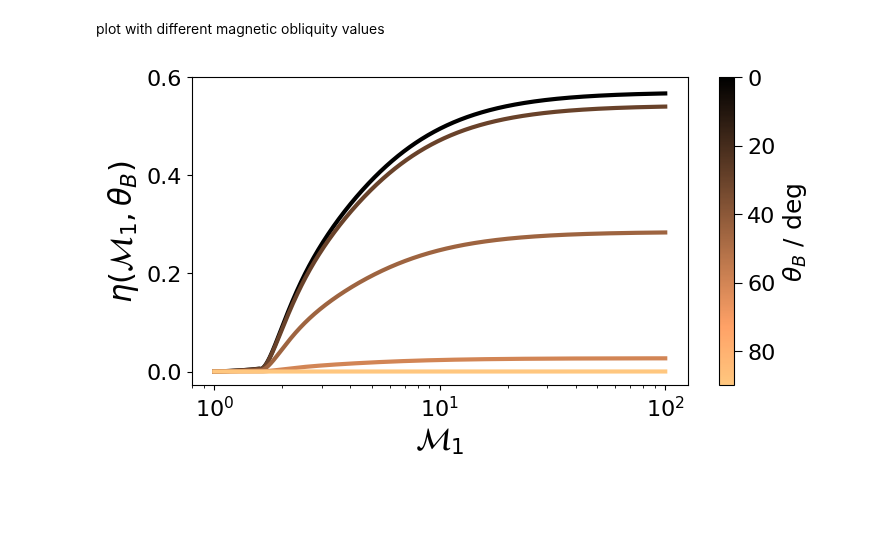
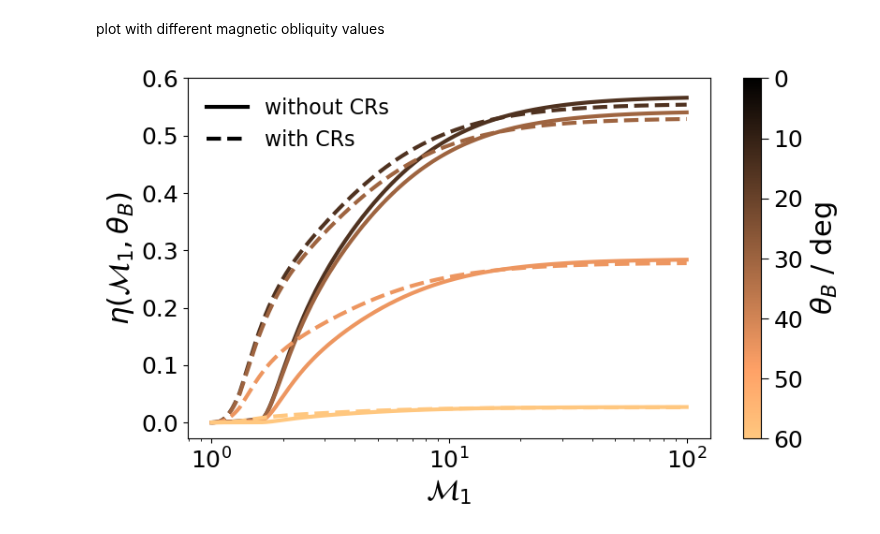
Before and after one commit to kwat0308/crbowshock_analysis_tools, a Jupyter notebook: calculate_sod_tests/plot_cr_acceleff.ipynb, the cells around one changed output. Drawn from its saved outputs; the diff is of its cells as text; code cells hidden in the pictures; blank space fills up the shorter version.

```diff
--- a/calculate_sod_tests/plot_cr_acceleff.ipynb
+++ b/calculate_sod_tests/plot_cr_acceleff.ipynb
@@ -24,12 +46,10 @@ def craccel_machs(machs, params):
 # %% [markdown]
 Plot for dependence of mach number only
 # %%
-# define the parameters
-b_arr = np.array([5.46, -9.78, 4.17, -0.334, 0.57])
-
 # dependence of mach number only
 mach_arr = np.logspace(0, 3, 1000)
-craccel_mach_arr = craccel_machs(mach_arr, b_arr)
+craccel_mach_arr = craccel_machs_nocrs(mach_arr)
+craccel_mach_crs_arr = craccel_machs_withcrs(mach_arr)
 # %%
 fig, ax = plt.subplots(figsize=(7,4.5))
 
@@ -74,39 +97,52 @@ plot with different magnetic obliquity values
 # %%
 # dependence with theta_B, fixed values of mach
 mach_arr = np.logspace(0, 2, 1000)
-thetaB_list = [0.0, 30.0, 45.0, 60.0, 90.0]
+thetaB_list = [15, 30, 45, 60]
 
 craccel_arr = np.zeros((len(thetaB_list), len(mach_arr)))
+craccel_crs_arr = np.zeros((len(thetaB_list), len(mach_arr)))
 for i, thetaB in enumerate(thetaB_list):
     craccel_arr[i,:] = craccel_mgob(np.deg2rad(thetaB)) * craccel_mach_arr
+    craccel_crs_arr[i,:] = craccel_mgob(np.deg2rad(thetaB)) * craccel_mach_crs_arr
 # %%
 # create color based on normalization
-norm = mcolors.Normalize(vmin=min(thetaB_list), vmax=max(thetaB_list))
+norm = mcolors.Normalize(vmin=0, vmax=max(thetaB_list))
 cmap = colormaps["copper"]
 # %%
-fig, ax = plt.subplots(figsize=(8,4))
+fig, ax = plt.subplots(figsize=(9,5))
 
 for i, thetaB in enumerate(thetaB_list):
     ax.plot(mach_arr, craccel_arr[i,:], ls="-", color=cmap(norm(thetaB)), lw=3.0, label=fr"$\theta_B$ = {thetaB:.0f}$^\circ$")
+    ax.plot(mach_arr, craccel_crs_arr[i,:], ls="--", color=cmap(norm(thetaB)), lw=3.0, label=None)
 
 ax.set_xlabel(r"$\mathcal{M}_1$", fontsize=22)
 ax.set_ylabel(r"$\eta(\mathcal{M}_1, \theta_B)$", fontsize=22)
 
-ax.tick_params(axis='both', which='major', labelsize=16)
-ax.tick_params(axis='both', which='minor', labelsize=14)
+ax.tick_params(axis='both', which='major', labelsize=18)
+ax.tick_params(axis='both', which='minor', labelsize=16)
 
 ax.set_xscale("log")
 # ax.set_yscale("log")
+ax.legend(
+    handles=[
+        plt.Line2D([0], [0], color="k", lw=3.0, ls="-", label="without CRs"),
+        plt.Line2D([0], [0], color="k", lw=3.0, ls="--", label="with CRs"),
+    ],
+    fontsize=16,
+    loc="upper left",
+    frameon=False,
+    framealpha=0.0
+)
 
 ax.set_ylim(ymax=0.6)
 
 sm = cm.ScalarMappable(cmap=cmap, norm=norm)
 cbar = fig.colorbar(sm, ax=ax)
-cbar.ax.set_ylabel(r"$\theta_B$ / deg", fontsize=18)
+cbar.ax.set_ylabel(r"$\theta_B$ / deg", fontsize=22)
 cbar.ax.invert_yaxis()
-cbar.ax.tick_params(axis='both', which='major', size=6, labelsize=16)
-cbar.ax.tick_params(axis='both', which='minor', size=4, labelsize=16)
+cbar.ax.tick_params(axis='both', which='major', size=6, labelsize=18)
+cbar.ax.tick_params(axis='both', which='minor', size=4, labelsize=18)
 
-fig.savefig(os.path.join("/home/watanabe/Projects/meerkat_bowshocks/figures/sod_crinj", "cracceleff.pdf"), dpi=300, bbox_inches="tight")
+fig.savefig(os.path.join("/home/kwatanabe/Projects/cr-bowshocks/figures/sod_tests", "cracceleff.pdf"), dpi=300, bbox_inches="tight")
 # %% [output]
-[figure, old version]
+[figure, new version]
```
Also changed, not shown: parts of 3 cells of this notebook, 4 other files.
